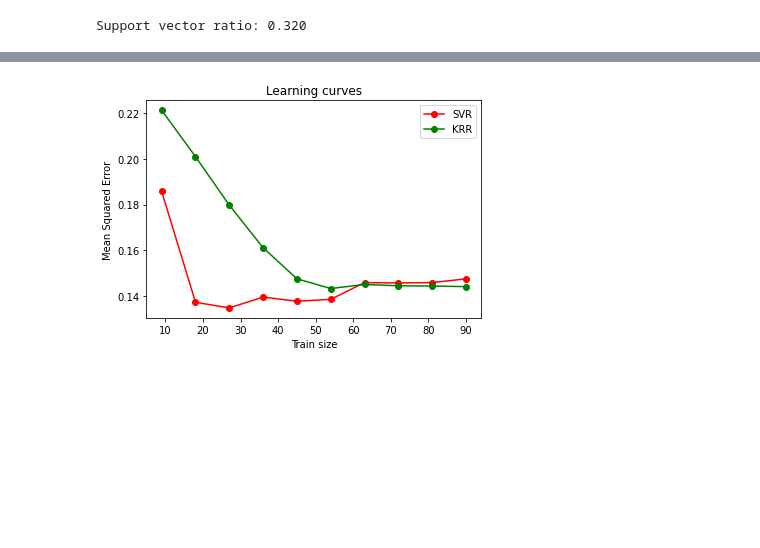
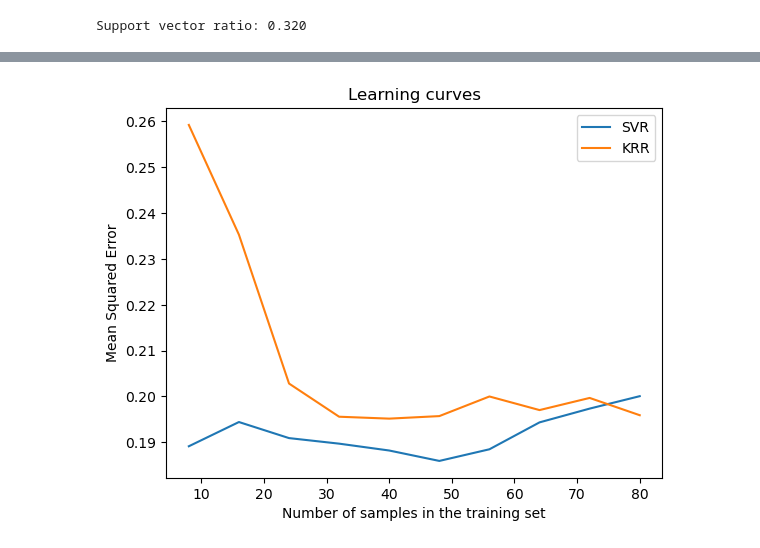
Before and after one commit to bjpcjp/scikit-learn, a Jupyter notebook: 03_kernel_ridge_regression.ipynb, the cells around one changed output, grey strips where cells are left out. Saved outputs shown, nothing was run; the diff lists cells and outputs as text; code cells hidden in the pictures; blank space fills up the shorter version.

Commit message:
updated 03_kernel_ridge

```diff
--- a/03_kernel_ridge_regression.ipynb
+++ b/03_kernel_ridge_regression.ipynb
@@ -125,25 +127,28 @@ plt.legend(loc="best")
-# %%
-# learning curves
-svr = SVR(kernel='rbf', C=1e1,     gamma=0.1)
-kr  = KR( kernel='rbf', alpha=0.1, gamma=0.1)
-
-train_sizes, train_scores_svr, test_scores_svr = \
-    LC(svr, X[:100], y[:100],
-       train_sizes=np.linspace(0.1, 1, 10),
-       scoring="neg_mean_squared_error",
-       cv=10)
-
-train_sizes_abs, train_scores_kr, test_scores_kr = \
-    LC(kr, X[:100], y[:100],
-       train_sizes=np.linspace(0.1, 1, 10),
-       scoring="neg_mean_squared_error", cv=10)
-
-plt.plot(train_sizes, -test_scores_svr.mean(1), 'o-', color="r", label="SVR")
-plt.plot(train_sizes, -test_scores_kr.mean(1),  'o-', color="g", label="KRR")
-plt.xlabel("Train size")
-plt.ylabel("Mean Squared Error")
-plt.title('Learning curves')
-plt.legend(loc="best")
-plt.show()
-# %% [output]
-[figure, removed]
+# %%
+from sklearn.model_selection import LearningCurveDisplay
+
+_, ax = plt.subplots()
+
+svr = SVR(kernel="rbf", C=1e1, gamma=0.1)
+kr = KR(kernel="rbf", alpha=0.1, gamma=0.1)
+
+common_params = {
+    "X": X[:100],
+    "y": y[:100],
+    "train_sizes": np.linspace(0.1, 1, 10),
+    "scoring": "neg_mean_squared_error",
+    "negate_score": True,
+    "score_name": "Mean Squared Error",
+    "score_type": "test",
+    "std_display_style": None,
+    "ax": ax,
+}
+
+LearningCurveDisplay.from_estimator(svr, **common_params)
+LearningCurveDisplay.from_estimator(kr, **common_params)
+ax.set_title("Learning curves")
+ax.legend(handles=ax.get_legend_handles_labels()[0], labels=["SVR", "KRR"])
+
+plt.show()
+# %% [output]
+[figure, added]
```
Also changed, not shown: parts of 9 cells of this notebook.
